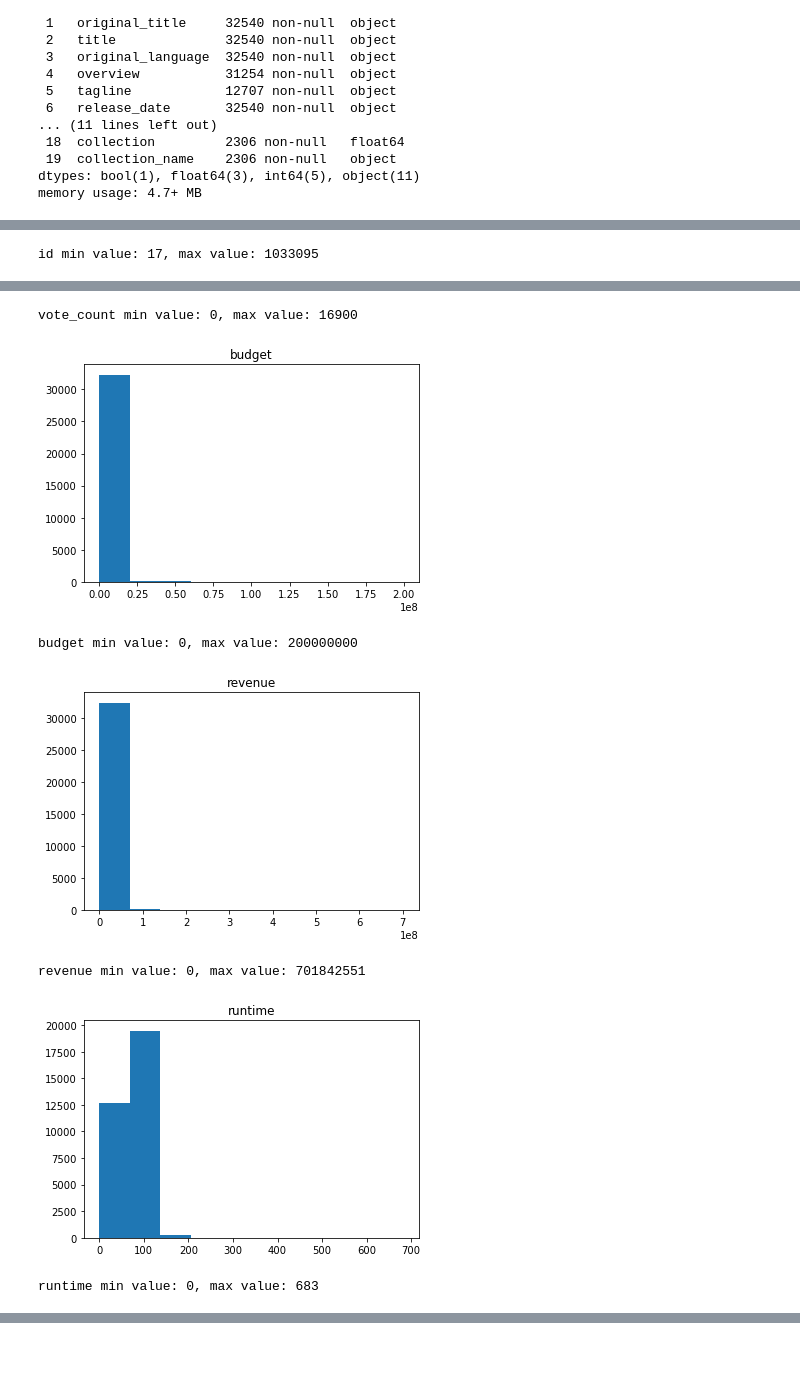
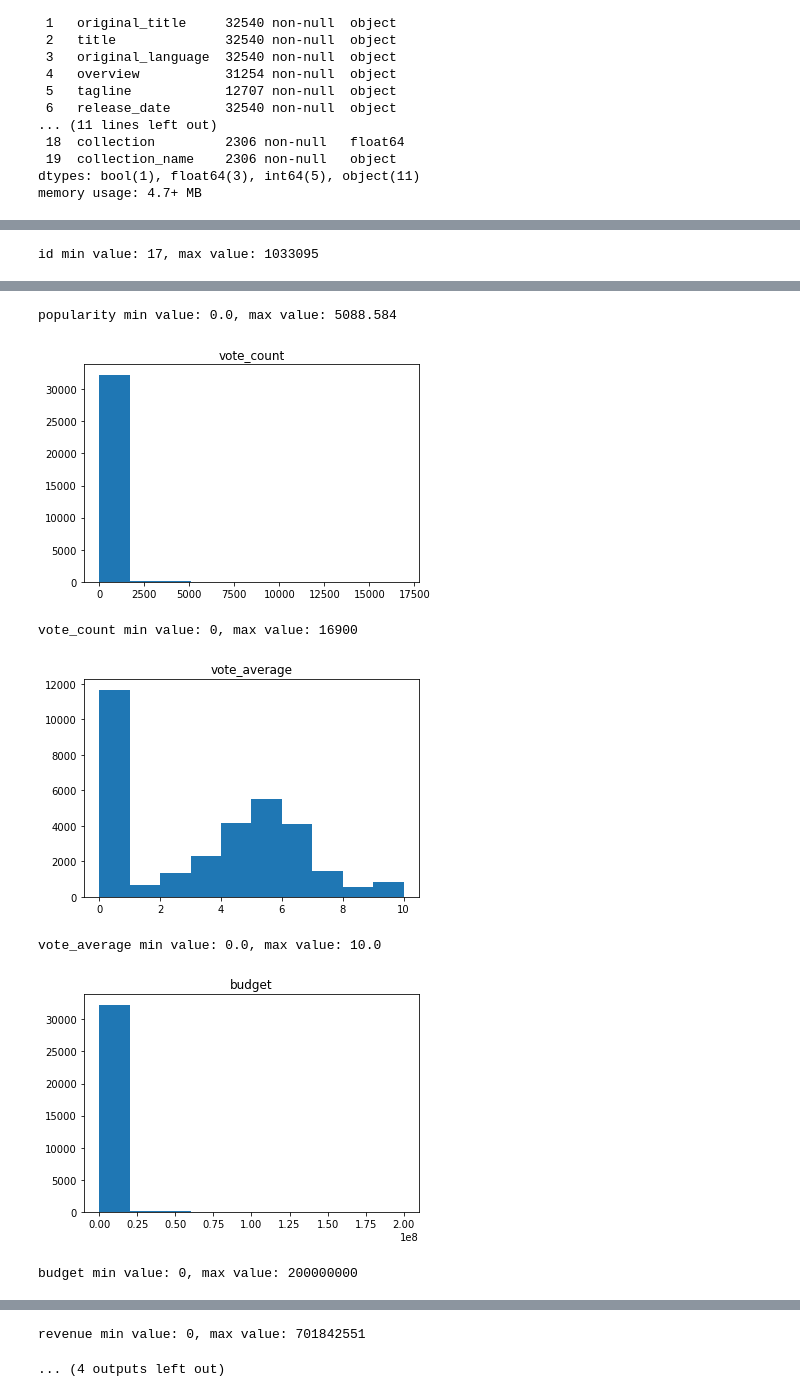
Before and after one commit to flyin01/tidy_tuesday, a Jupyter notebook: horror_movies_2022_11_04.ipynb, the cells around one changed output, grey strips where cells are left out. Cells and saved outputs as stored; diff of their text form; code cells hidden in the pictures; blank space fills up the shorter version.

Commit message:
adjust to select all num columns in plot func

```diff
--- a/horror_movies_2022_11_04.ipynb
+++ b/horror_movies_2022_11_04.ipynb
@@ -57,21 +57,23 @@ mport matplotlib.pyplot as plt
 # %%
 # Create function to plot of numerical column in dataframe
+import numpy as np
+
 def create_plot(df):
-    plt.hist(df.vote_average)
+    plt.hist(df2.vote_average)
     plt.show()
 
-# column dtype condition to check
-column_datatype = "int64"
+# select all numerical columns only in df and apply
+df_num = df.select_dtypes(include=np.number)
 
-# apply function to all cols in df
-for col in df:
-    if df[col].dtype == column_datatype:
-        plt.hist(df[col])
-        plt.title(col)
-        plt.show()
-        print(f"{col} min value: {df[col].min()}, max value: {df[col].max()}\n")
-    else:
-        continue
+# apply plot to all columns
+for col in df_num:
+    #if df[col].dtype == column_datatype:
+    plt.hist(df_num[col])
+    plt.title(col)
+    plt.show()
+    print(f"{col} min value: {df_num[col].min()}, max value: {df_num[col].max()}\n")
+    #else:
+    #    continue
 # %% [output]
 [figure]
 id min value: 17, max value: 1033095
@@ -79,7 +81,7 @@ id min value: 17, max value: 1033095
-vote_count min value: 0, max value: 16900
+popularity min value: 0.0, max value: 5088.584
-[figure, old version]
+[figure, new version]
-budget min value: 0, max value: 200000000
+vote_count min value: 0, max value: 16900
-[figure, old version]
+[figure, new version]
-revenue min value: 0, max value: 701842551
+vote_average min value: 0.0, max value: 10.0
-[figure, old version]
+[figure, new version]
-runtime min value: 0, max value: 683
+budget min value: 0, max value: 200000000
@@ -85,0 +89,2 @@ runtime min value: 0, max value: 683
+revenue min value: 0, max value: 701842551
+... (4 outputs left out)
```
Also changed, not shown: parts of 3 cells of this notebook.
